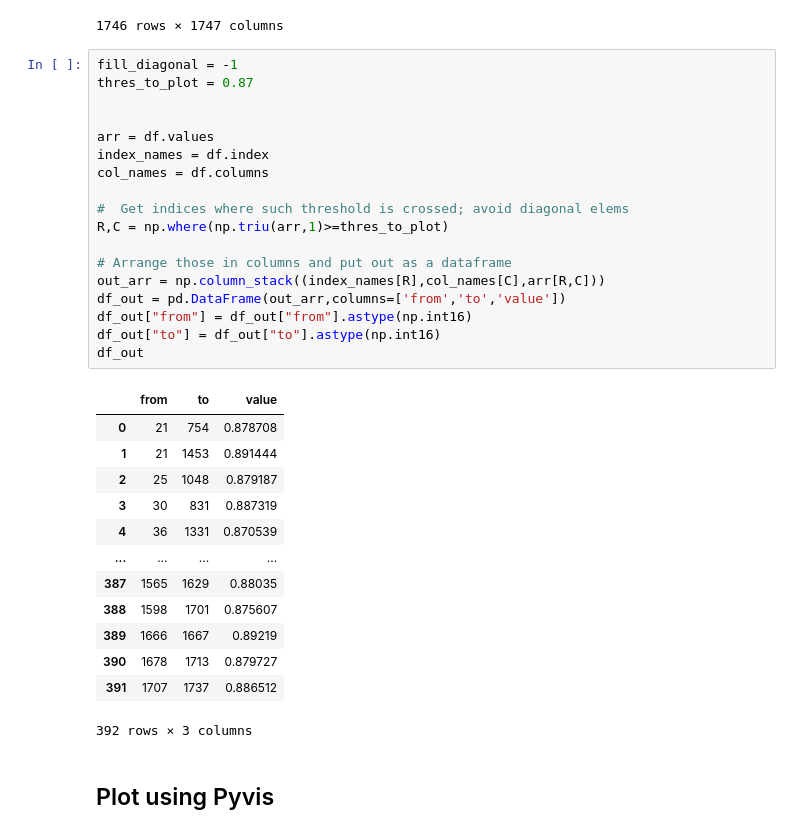
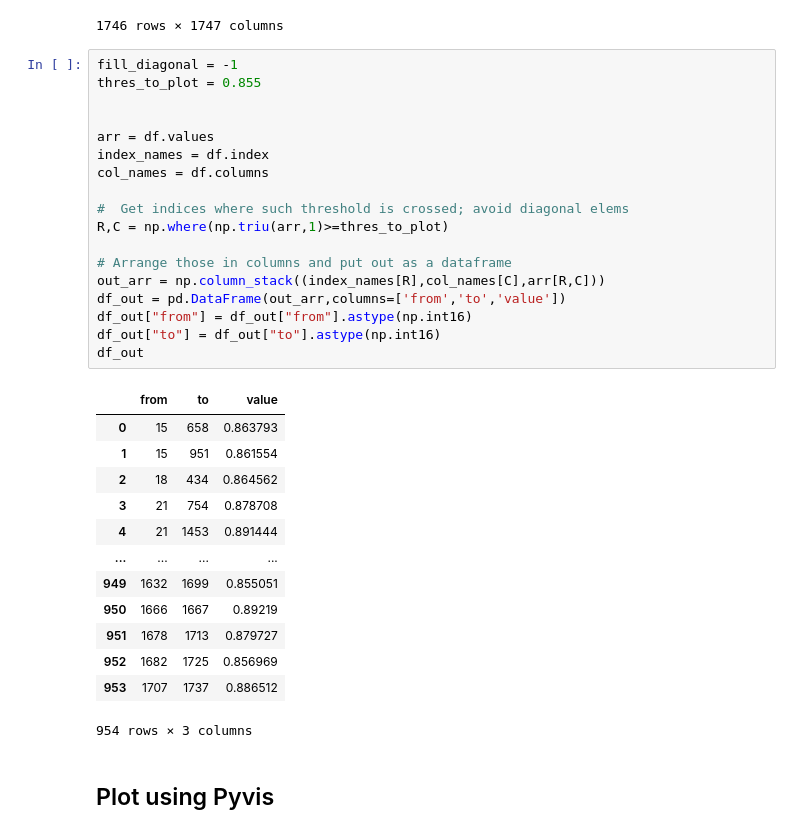
Before and after one commit to iDataVisualizationLab/C, a Jupyter notebook: citation_networks/notebooks/plot_doc2vec_similarity_network.ipynb, the cells around one changed output. Cells and saved outputs as stored; diff of their text form.

```diff
--- a/citation_networks/notebooks/plot_doc2vec_similarity_network.ipynb
+++ b/citation_networks/notebooks/plot_doc2vec_similarity_network.ipynb
@@ -58,36 +58,36 @@ df
 1746 rows × 1747 columns
 # %%
 fill_diagonal = -1
-thres_to_plot = 0.87
+thres_to_plot = 0.855
 
 
 arr = df.values
 index_names = df.index
 col_names = df.columns
 
 #  Get indices where such threshold is crossed; avoid diagonal elems
 R,C = np.where(np.triu(arr,1)>=thres_to_plot)
 
 # Arrange those in columns and put out as a dataframe
 out_arr = np.column_stack((index_names[R],col_names[C],arr[R,C]))
 df_out = pd.DataFrame(out_arr,columns=['from','to','value'])
 df_out["from"] = df_out["from"].astype(np.int16)
 df_out["to"] = df_out["to"].astype(np.int16)
 df_out
 # %% [output]
 |  | from | to | value |
-| 0 | 21 | 754 | 0.878708 |
-| 1 | 21 | 1453 | 0.891444 |
-| 2 | 25 | 1048 | 0.879187 |
-| 3 | 30 | 831 | 0.887319 |
-| 4 | 36 | 1331 | 0.870539 |
+| 0 | 15 | 658 | 0.863793 |
+| 1 | 15 | 951 | 0.861554 |
+| 2 | 18 | 434 | 0.864562 |
+| 3 | 21 | 754 | 0.878708 |
+| 4 | 21 | 1453 | 0.891444 |
 | ... | ... | ... | ... |
-| 387 | 1565 | 1629 | 0.88035 |
-| 388 | 1598 | 1701 | 0.875607 |
-| 389 | 1666 | 1667 | 0.89219 |
-| 390 | 1678 | 1713 | 0.879727 |
-| 391 | 1707 | 1737 | 0.886512 |
+| 949 | 1632 | 1699 | 0.855051 |
+| 950 | 1666 | 1667 | 0.89219 |
+| 951 | 1678 | 1713 | 0.879727 |
+| 952 | 1682 | 1725 | 0.856969 |
+| 953 | 1707 | 1737 | 0.886512 |
-392 rows × 3 columns
+954 rows × 3 columns
 # %% [markdown]
 ## Plot using Pyvis
 # %%
```
Also changed, not shown: parts of 12 cells of this notebook, 11 other files.
